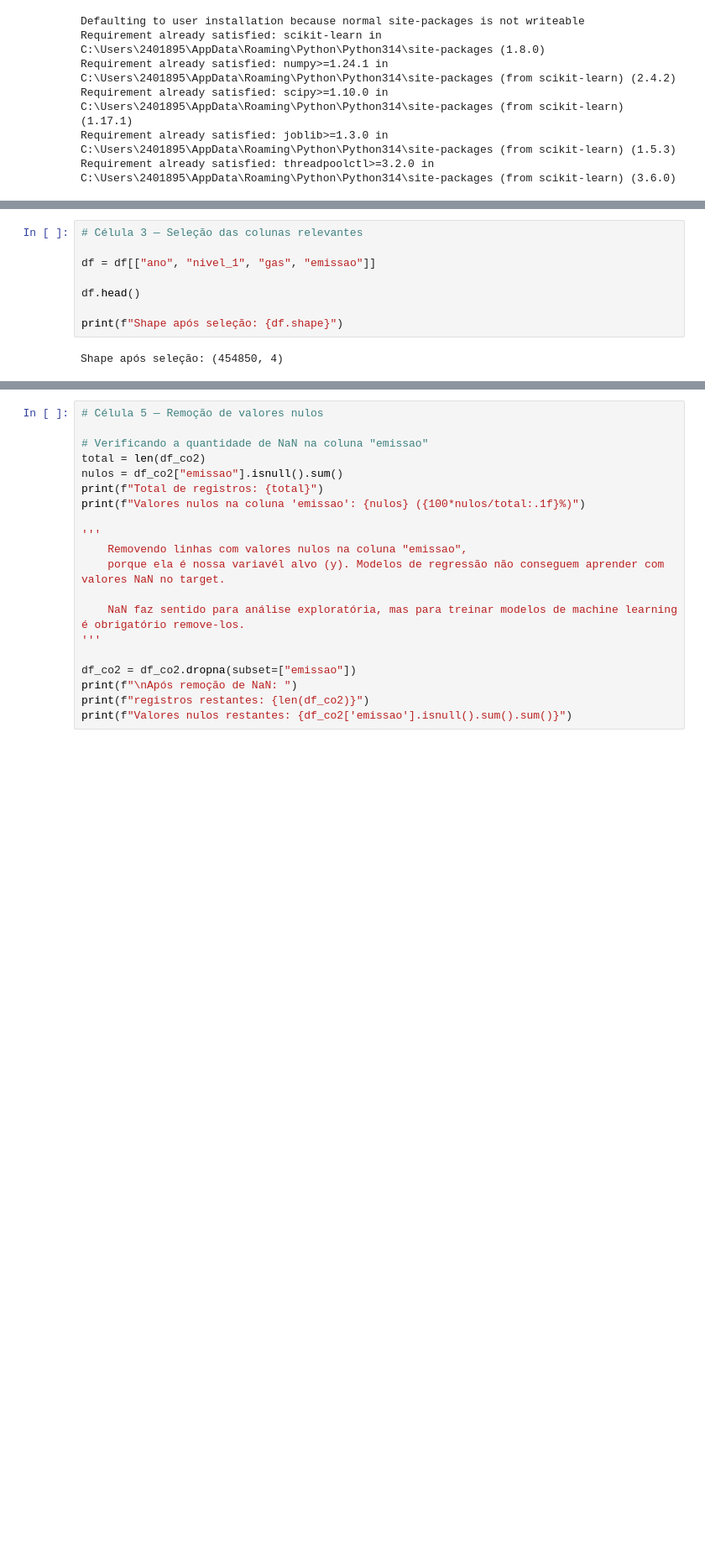
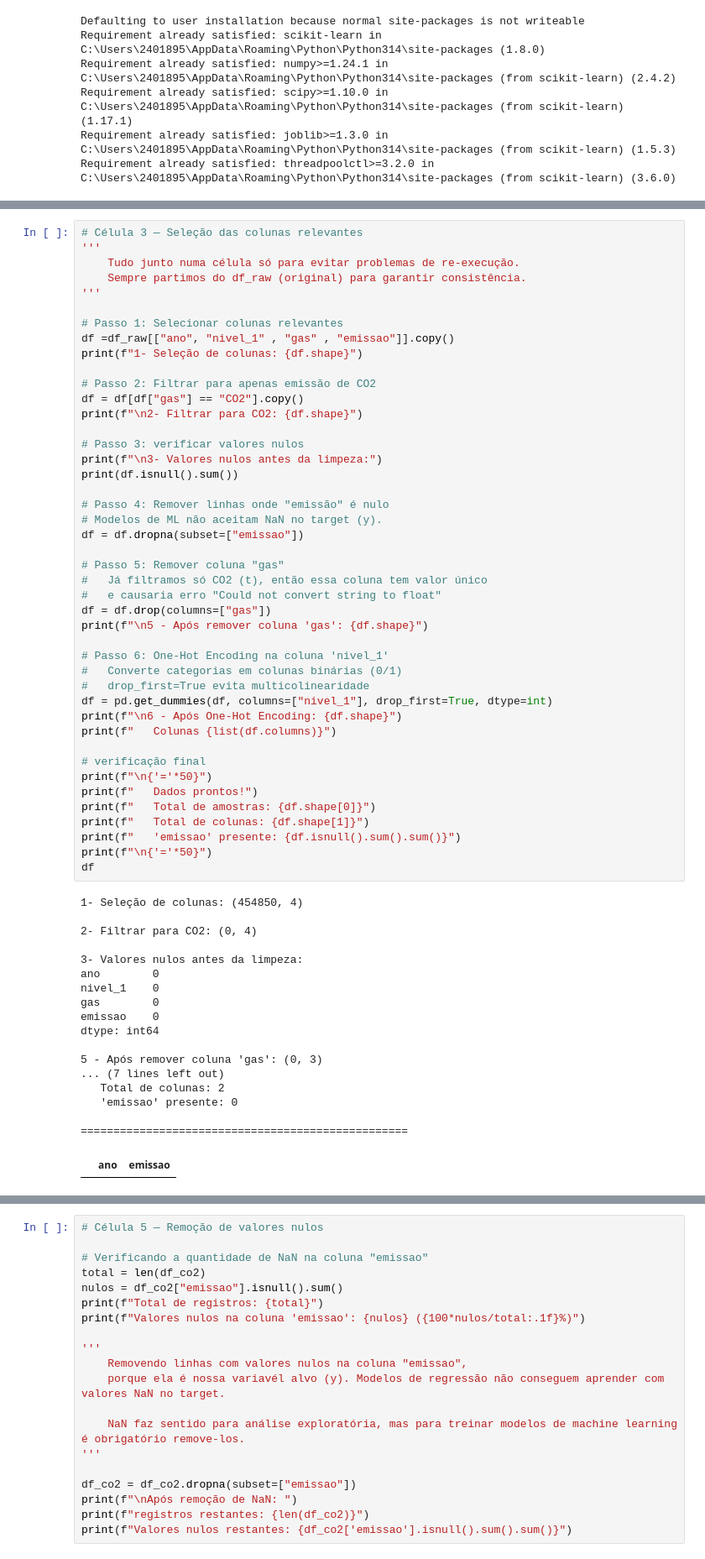
Before and after one commit to gblsun/analise-emissoes-co2-brasil, a Jupyter notebook: estudo sobre base de dados/ProjetoEmissao.ipynb, the cells around one changed output, grey strips where cells are left out. Shown at 84% size. Drawn from its saved outputs; the diff is of its cells as text; blank space fills up the shorter version.

```diff
--- a/estudo sobre base de dados/ProjetoEmissao.ipynb
+++ b/estudo sobre base de dados/ProjetoEmissao.ipynb
@@ -52,11 +46,64 @@ None
 # %%
 # Célula 3 — Seleção das colunas relevantes
+'''
+    Tudo junto numa célula só para evitar problemas de re-execução.
+    Sempre partimos do df_raw (original) para garantir consistência.
+'''
 
-df = df[["ano", "nivel_1", "gas", "emissao"]]
+# Passo 1: Selecionar colunas relevantes
+df =df_raw[["ano", "nivel_1" , "gas" , "emissao"]].copy()
+print(f"1- Seleção de colunas: {df.shape}")
 
-df.head()
+# Passo 2: Filtrar para apenas emissão de CO2
+df = df[df["gas"] == "CO2"].copy()
+print(f"\n2- Filtrar para CO2: {df.shape}")
 
-print(f"Shape após seleção: {df.shape}")
+# Passo 3: verificar valores nulos
+print(f"\n3- Valores nulos antes da limpeza:")
+print(df.isnull().sum())
+
+# Passo 4: Remover linhas onde "emissão" é nulo
+# Modelos de ML não aceitam NaN no target (y).
+df = df.dropna(subset=["emissao"])
+
+# Passo 5: Remover coluna "gas"
+#   Já filtramos só CO2 (t), então essa coluna tem valor único
+#   e causaria erro "Could not convert string to float"
+df = df.drop(columns=["gas"])
+print(f"\n5 - Após remover coluna 'gas': {df.shape}")
+
+# Passo 6: One-Hot Encoding na coluna 'nivel_1'
+#   Converte categorias em colunas binárias (0/1)
+#   drop_first=True evita multicolinearidade
+df = pd.get_dummies(df, columns=["nivel_1"], drop_first=True, dtype=int)
+print(f"\n6 - Após One-Hot Encoding: {df.shape}")
+print(f"   Colunas {list(df.columns)}")
+
+# verificação final
+print(f"\n{'='*50}")
+print(f"   Dados prontos!")
+print(f"   Total de amostras: {df.shape[0]}")
+print(f"   Total de colunas: {df.shape[1]}")
+print(f"   'emissao' presente: {df.isnull().sum().sum()}")
+print(f"\n{'='*50}")
+df
 # %% [output]
-Shape após seleção: (454850, 4)
+1- Seleção de colunas: (454850, 4)
+
+2- Filtrar para CO2: (0, 4)
+
+3- Valores nulos antes da limpeza:
+ano        0
+nivel_1    0
+gas        0
+emissao    0
+dtype: int64
+
+5 - Após remover coluna 'gas': (0, 3)
+... (7 lines left out)
+   Total de colunas: 2
+   'emissao' presente: 0
+
+==================================================
+|  | ano | emissao |
 # %%
```
Also changed, not shown: parts of 4 cells of this notebook.
